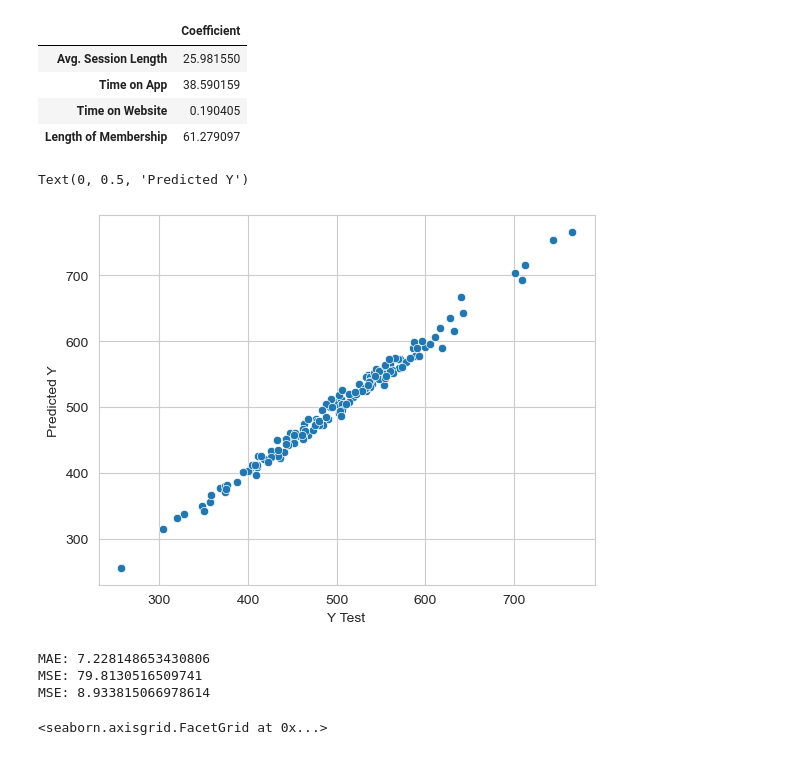
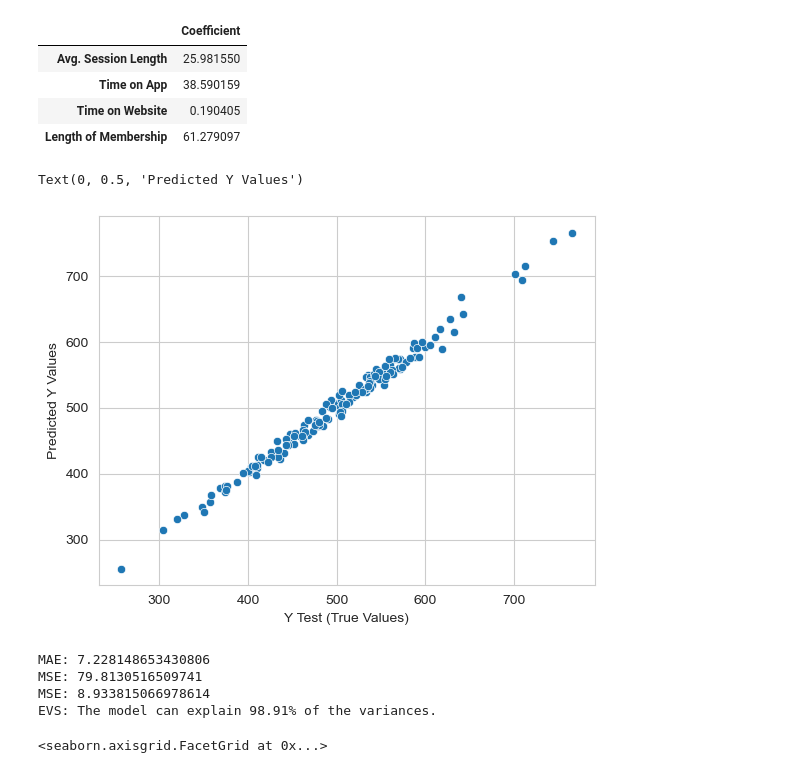
Before and after one commit to Sean-Roy/ML-EComm-Customers, a Jupyter notebook: ML_EComm_Customers.ipynb, the cells around one changed output. Saved outputs shown, nothing was run; the diff lists cells and outputs as text; code cells hidden in the pictures.

Commit message:
Quick update.
Added a new exploratory data analysis and metrics checking.

```diff
--- a/ML_EComm_Customers.ipynb
+++ b/ML_EComm_Customers.ipynb
@@ -109,20 +115,22 @@ predictions = lm.predict(x_test)
 # %%
 # Plot a simple scatterplot to see the accuracy of the predictions.
 sns.scatterplot(x=y_test,y=predictions)
-plt.xlabel('Y Test')
-plt.ylabel('Predicted Y')
+plt.xlabel('Y Test (True Values)')
+plt.ylabel('Predicted Y Values')
 # %% [output]
-Text(0, 0.5, 'Predicted Y')
+Text(0, 0.5, 'Predicted Y Values')
-[figure, old version]
+[figure, new version]
 # %%
 # Evaluating the model:
 print(f'MAE: {metrics.mean_absolute_error(y_test,predictions)}')
 print(f'MSE: {metrics.mean_squared_error(y_test,predictions)}')
 print(f'MSE: {np.sqrt(metrics.mean_squared_error(y_test,predictions))}')
+print(f'EVS: The model can explain {round(metrics.explained_variance_score(y_test,predictions)*100,2)}% of the variances.')
 # %% [output]
 MAE: 7.228148653430806
 MSE: 79.8130516509741
 MSE: 8.933815066978614
+EVS: The model can explain 98.91% of the variances.
 # %%
 # Checking residuals to check for any problems:
 sns.displot((y_test-predictions),kde=True,bins=50)
```
Also changed, not shown: parts of 1 cell of this notebook.
